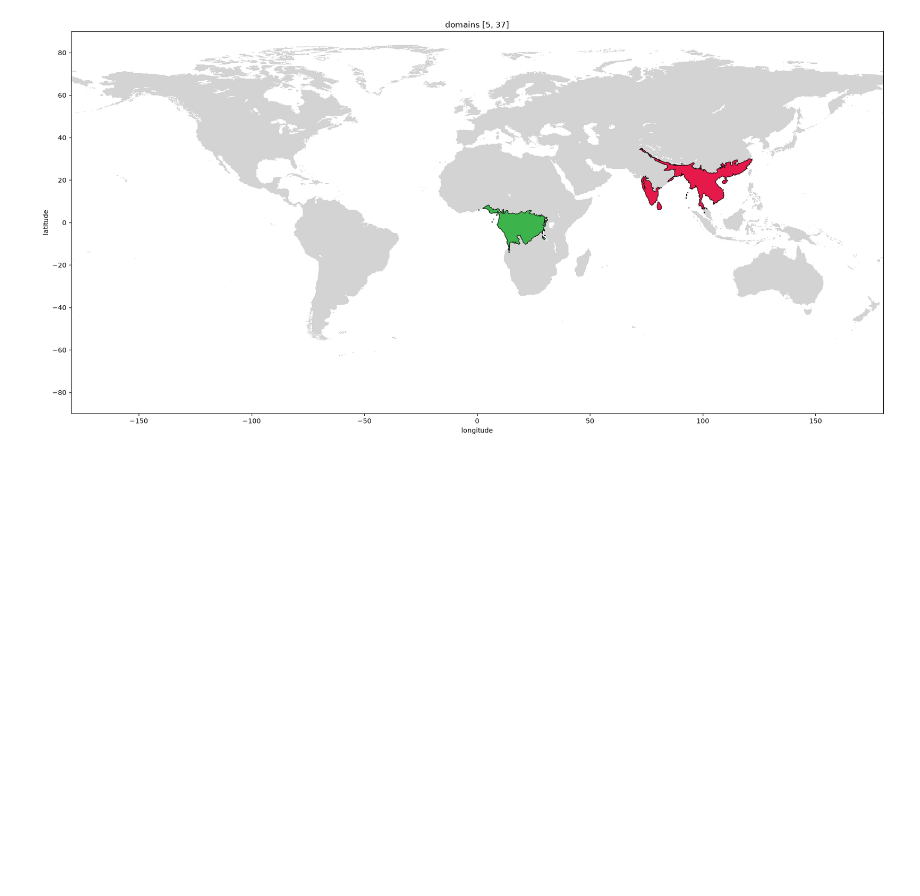
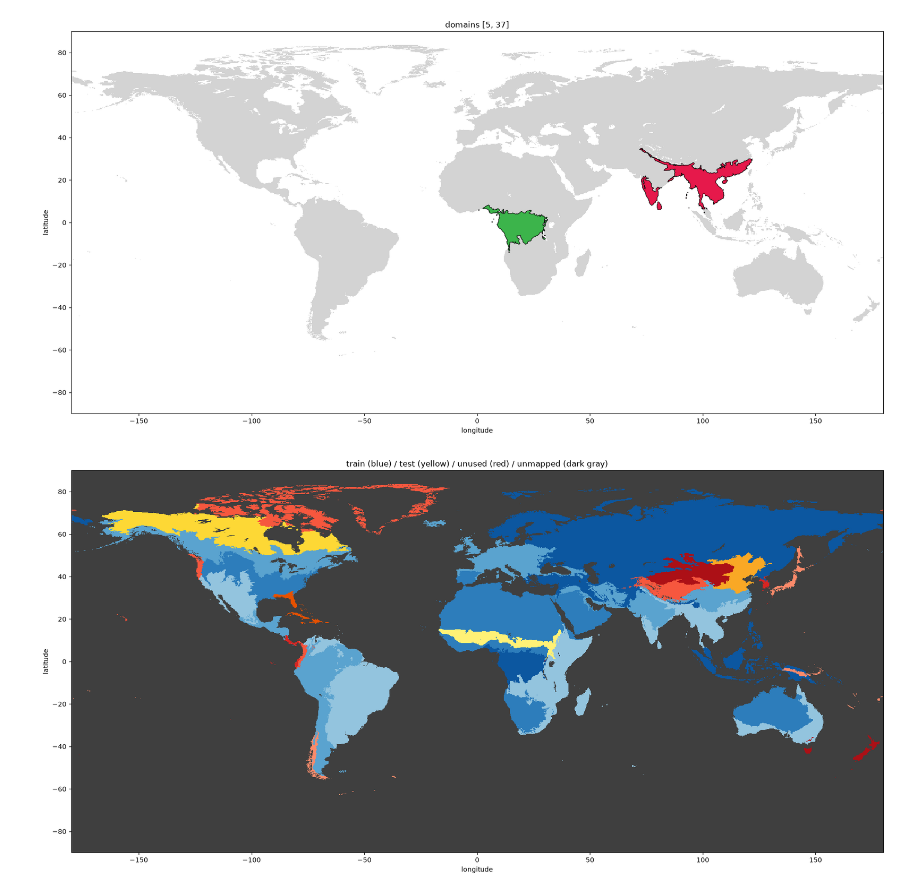
Before and after one commit to yashkher-123/transferability-through-representations, a Jupyter notebook: visualize_domains.ipynb, the cells around one changed output. Drawn from its saved outputs; the diff is of its cells as text; code cells hidden in the pictures; blank space fills up the shorter version.

Commit message:
made map of train/test/unused

```diff
--- a/visualize_domains.ipynb
+++ b/visualize_domains.ipynb
@@ -191,0 +202,45 @@ plot_domain([5,37])
+# %%
+train_domains = [d for d in transfer_matrix.index if d not in [45, 46, 47, 49]]
+test_domains = [45, 46, 47, 49]
+unused_domains = [15, 17, 24, 31, 14, 10, 48, 9, 3, 34, 35, 43, 42, 40, 41]
+
+blue_shades = [plt.cm.Blues(x) for x in [0.4, 0.55, 0.7, 0.85]]
+yellow_shades = ["#fff176", "#fdd835", "#f9a825", "#e65100"]
+red_shades = [plt.cm.Reds(x) for x in [0.4, 0.55, 0.7, 0.85]]
+unmapped_color = "#3f3f3f"
+# %%
+def plot_domain_groups(data=data, domains=domains):
+    raw_data = domains.values.astype(float)  # -1 still intact here, unlike data
+
+    land = np.where(~np.isnan(data), 1.0, np.nan)
+    land_cmap = plt.cm.colors.ListedColormap(["lightgray"])
+    land_cmap.set_bad("white")
+
+    fig, ax = plt.subplots(figsize=(18, 9))
+    ax.imshow(land, origin="upper", extent=[-180, 180, -90, 90],
+              cmap=land_cmap, interpolation="none", aspect="auto")
+
+    def draw_group(domain_ids, shades, source=data):
+        for i, domain_id in enumerate(domain_ids):
+            mask = np.where(source == domain_id, 1.0, np.nan)
+            color = shades[i % len(shades)]
+            cmap = plt.cm.colors.ListedColormap([color])
+            cmap.set_bad("none")  # transparent, dont erase layers below
+            ax.imshow(mask, origin="upper", extent=[-180, 180, -90, 90],
+                      cmap=cmap, interpolation="none", aspect="auto")
+
+    draw_group(train_domains, blue_shades)
+    draw_group(test_domains, yellow_shades)
+    draw_group(unused_domains, red_shades)
+    draw_group([-1], [unmapped_color], source=raw_data)  # unmapped, dark gray
+
+    ax.set_xlabel("longitude")
+    ax.set_ylabel("latitude")
+    ax.set_title("train (blue) / test (yellow) / unused (red) / unmapped (dark gray)")
+
+    plt.tight_layout()
+    plt.show()
+# %%
+plot_domain_groups()
+# %% [output]
+[figure, added]
```
Also changed, not shown: parts of 2 cells of this notebook.
